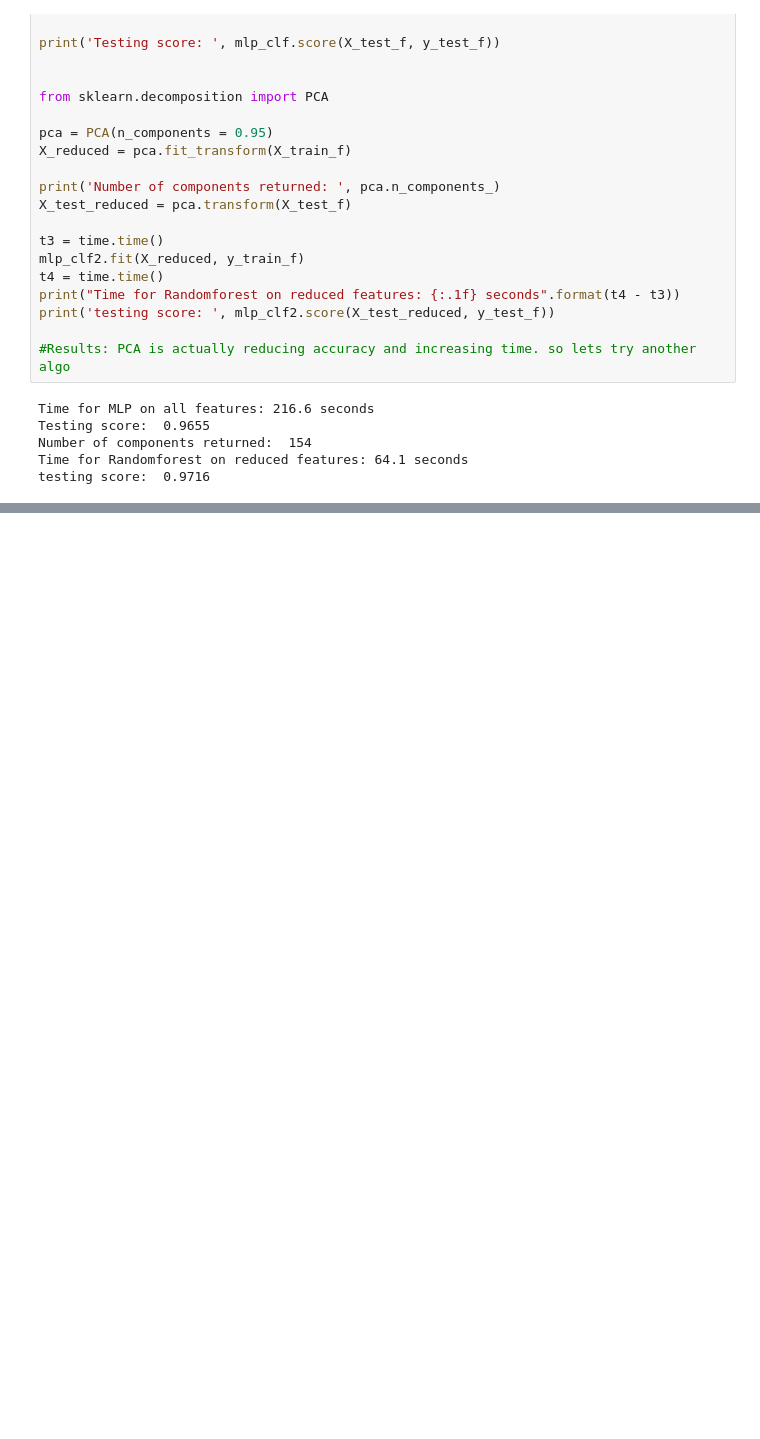
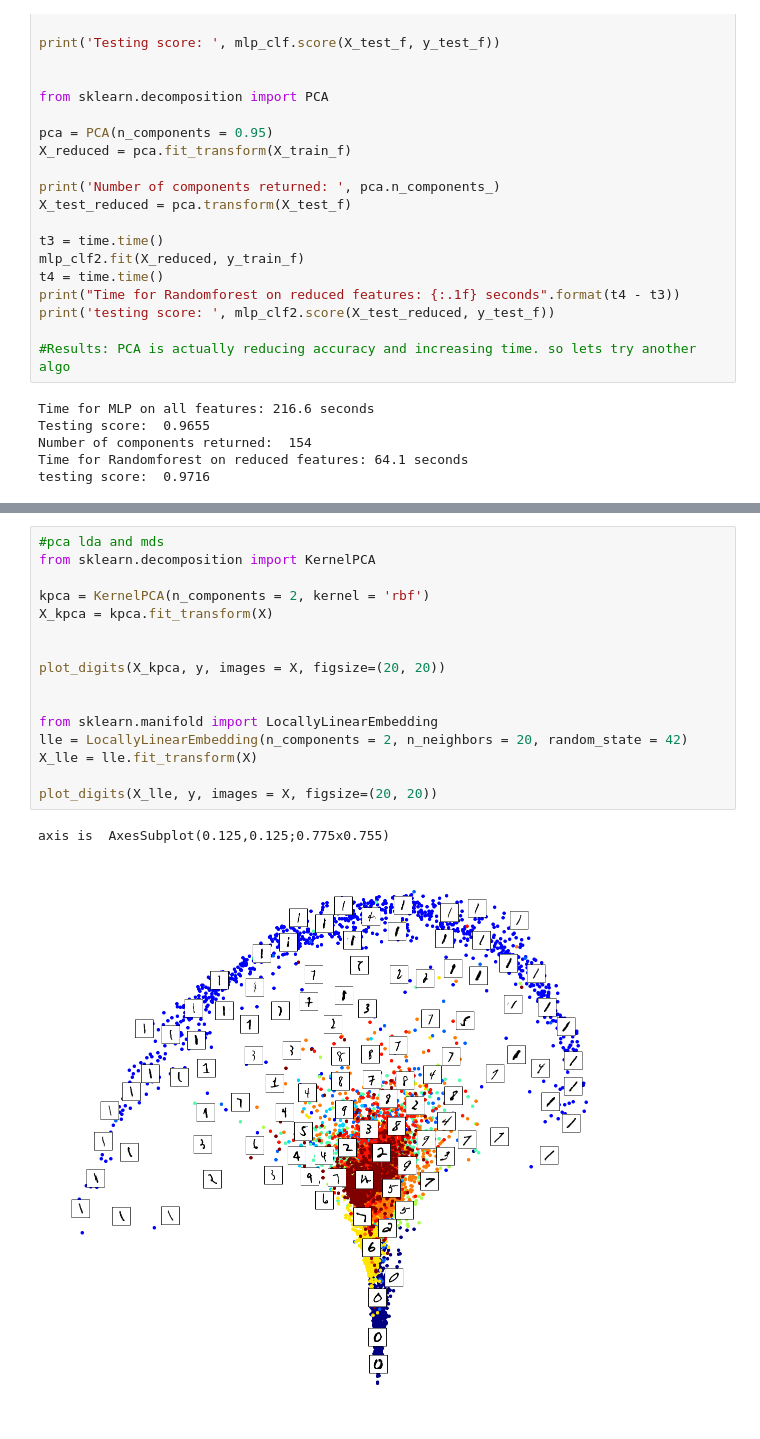
Before and after one commit to AnaumRiaz/MachineLearning, a Jupyter notebook: Chapter8.ipynb, the cells around one changed output, grey strips where cells are left out. Drawn from its saved outputs; the diff is of its cells as text; blank space fills up the shorter version.

```diff
--- a/Chapter8.ipynb
+++ b/Chapter8.ipynb
@@ -407,0 +361,19 @@ axis is  AxesSubplot(0.125,0.125;0.775x0.755)
+# %%
+#pca lda and mds
+from sklearn.decomposition import KernelPCA
+
+kpca = KernelPCA(n_components = 2, kernel = 'rbf')
+X_kpca = kpca.fit_transform(X)
+
+
+plot_digits(X_kpca, y, images = X, figsize=(20, 20))
+
+
+from sklearn.manifold import LocallyLinearEmbedding
+lle = LocallyLinearEmbedding(n_components = 2, n_neighbors = 20, random_state = 42)
+X_lle = lle.fit_transform(X)
+
+plot_digits(X_lle, y, images = X, figsize=(20, 20))
+# %% [output]
+axis is  AxesSubplot(0.125,0.125;0.775x0.755)
+[figure, added]
```
Also changed, not shown: parts of 7 cells of this notebook.
